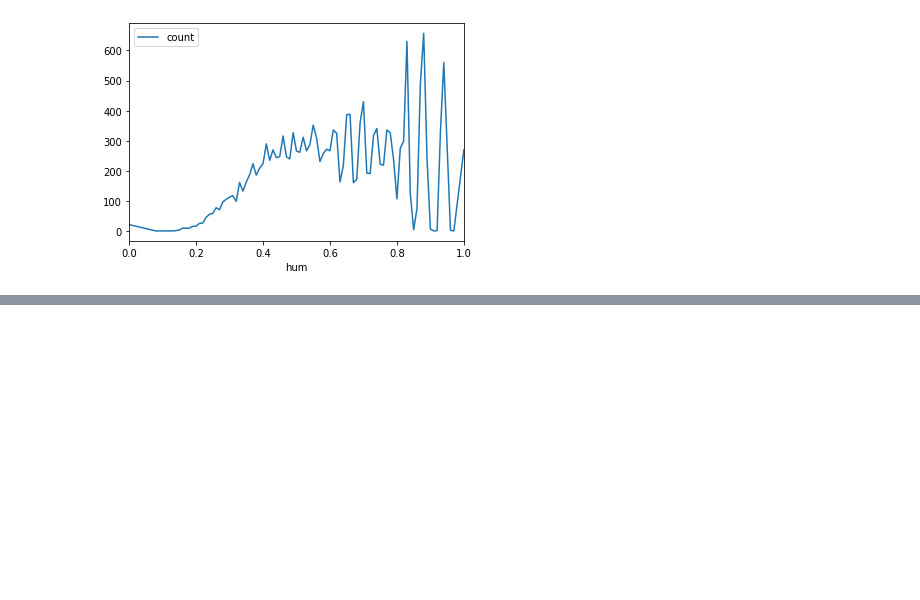
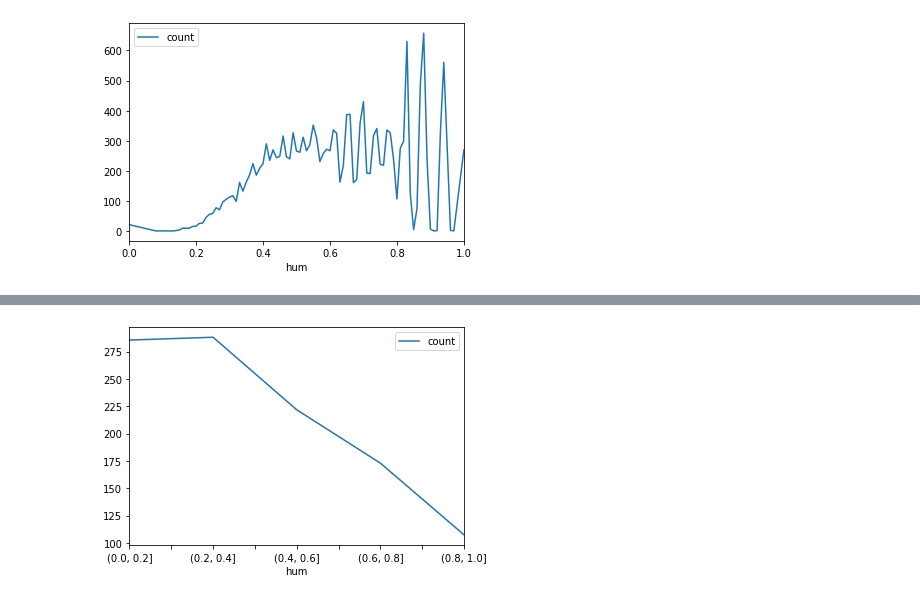
Before and after one commit to RK1126/Bike-sharing-data-analysis, a Jupyter notebook: Bike sharing.ipynb, the cells around one changed output, grey strips where cells are left out. Saved outputs shown, nothing was run; the diff lists cells and outputs as text; code cells hidden in the pictures; blank space fills up the shorter version.

```diff
--- a/Bike sharing.ipynb
+++ b/Bike sharing.ipynb
@@ -192,0 +188,4 @@ plt.show()
+# %%
+bins =[0.0, 0.2, 0.4, 0.6, 0.8, 1.0]
+s =df['count'].groupby(pd.cut(df['hum'], bins=bins)).mean()
+s
@@ -192,0 +200,5 @@ plt.show()
+# %%
+s.plot(legend=True)
+plt.show()
+# %% [output]
+[figure, added]
```
Also changed, not shown: parts of 12 cells of this notebook.
